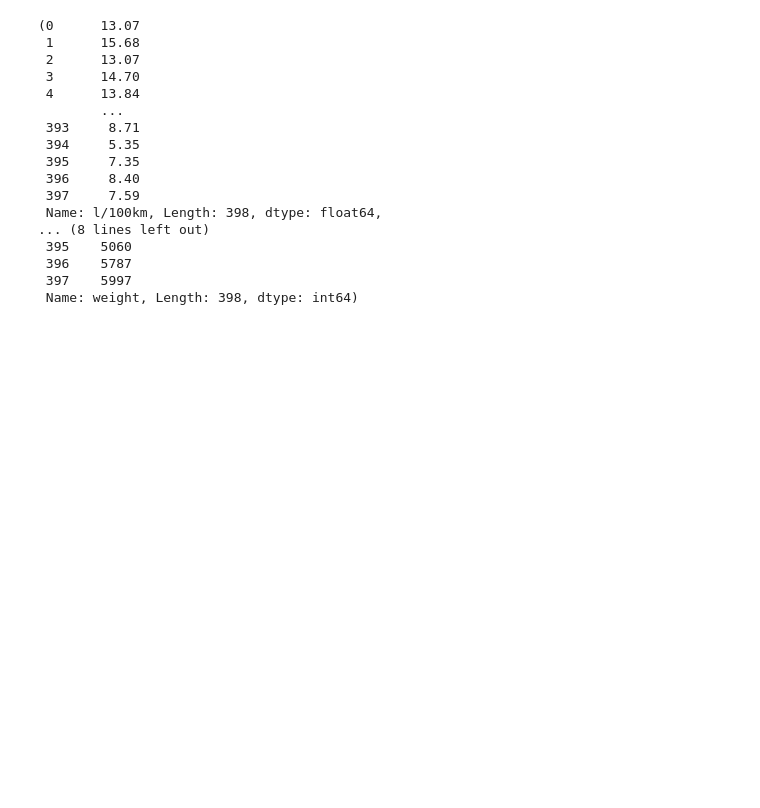
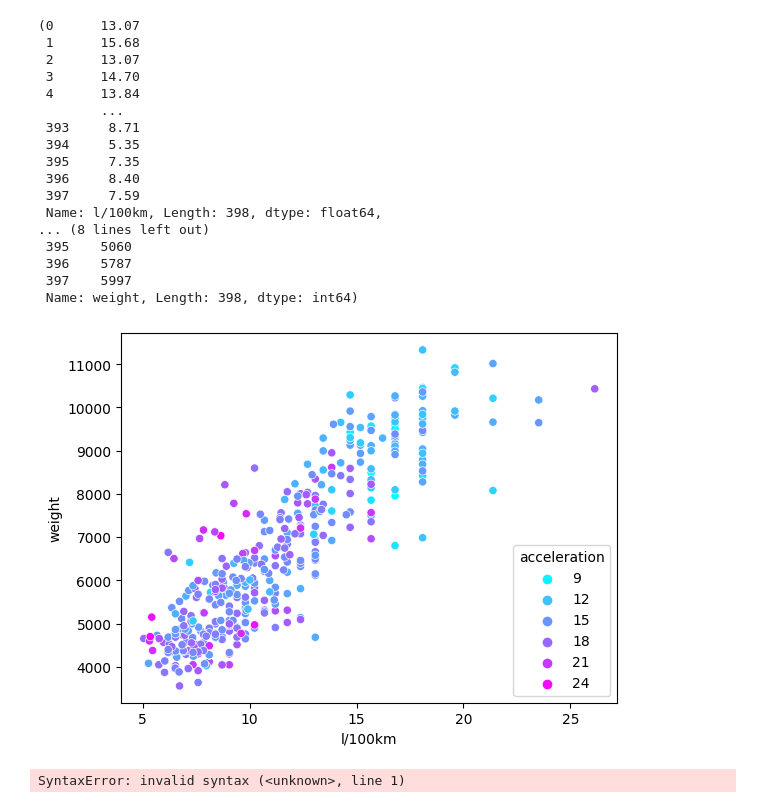
Before and after one commit to Rufshod/Statistical_Analysis_Alexander_Andersson, a Jupyter notebook: Lab/Lab_test.ipynb, the cells around one changed output. Drawn from its saved outputs; the diff is of its cells as text; code cells hidden in the pictures; blank space fills up the shorter version.

```diff
--- a/Lab/Lab_test.ipynb
+++ b/Lab/Lab_test.ipynb
@@ -155,3 +164,13 @@ cars["l/100km"], cars["weight"]
  396    5787
  397    5997
  Name: weight, Length: 398, dtype: int64)
+# %%
+sns.scatterplot(data=cars, x="l/100km", y="weight", hue="acceleration", palette="cool")
+plt.show()
+# %% [output]
+[figure, added]
+# %%
+model = ols("l/100km weight", data=cars,).fit()
+print(model.summary())
+# %% [output]
+SyntaxError: invalid syntax (<unknown>, line 1)
```
Also changed, not shown: parts of 2 cells of this notebook.
